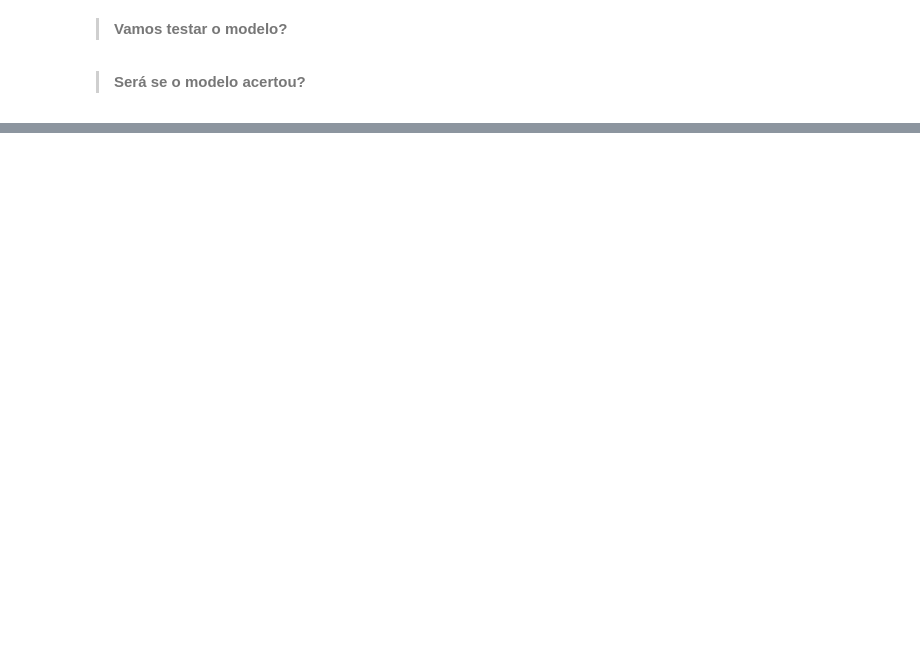
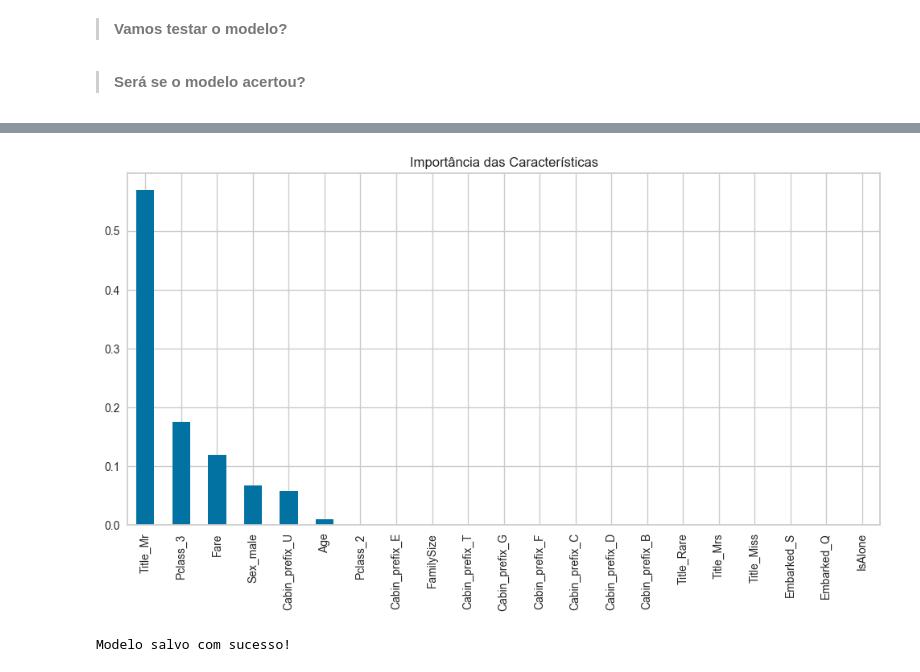
Before and after one commit to joaodest/inteligencia-artificial, a Jupyter notebook: Lista 2/DecisionTree_com_gridsearch.ipynb, the cells around one changed output, grey strips where cells are left out. Saved outputs shown, nothing was run; the diff lists cells and outputs as text; code cells hidden in the pictures; blank space fills up the shorter version.

```diff
--- a/Lista 2/DecisionTree_com_gridsearch.ipynb
+++ b/Lista 2/DecisionTree_com_gridsearch.ipynb
@@ -120,16 +189,19 @@ print(texto_arvore)
 # %%
 importancias = pd.Series(modelo.feature_importances_, index=X_treino.columns)
 importancias = importancias.sort_values(ascending=False)
 
 plt.figure(figsize=(10, 6))
 importancias.plot(kind='bar')
 plt.title('Importância das Características')
 plt.tight_layout()
 plt.savefig(r'C:\Users\João\Documents\source\4o-periodo\inteligencia-artificial\Lista 2\output\importancia_caracteristicas.png')
 plt.show()
 
 # Salvando o modelo treinado
 with open(r'C:\Users\João\Documents\source\4o-periodo\inteligencia-artificial\Lista 2\output\modelo_arvore_titanic.pkl', 'wb') as f:
-    pickle.dump(arvore, f)
+    pickle.dump(modelo, f)
 
 print("\nModelo salvo com sucesso!")
+# %% [output]
+[figure, added]
+Modelo salvo com sucesso!
```
Also changed, not shown: parts of 11 cells of this notebook, 5 other files.
